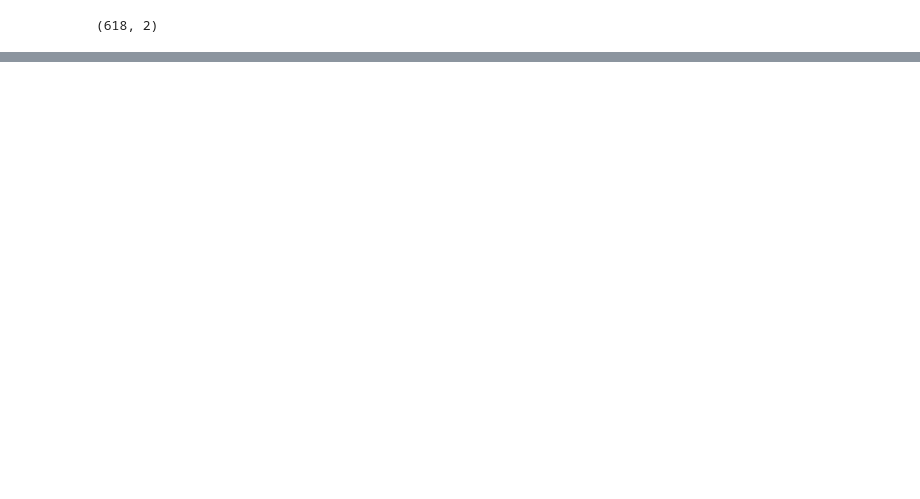
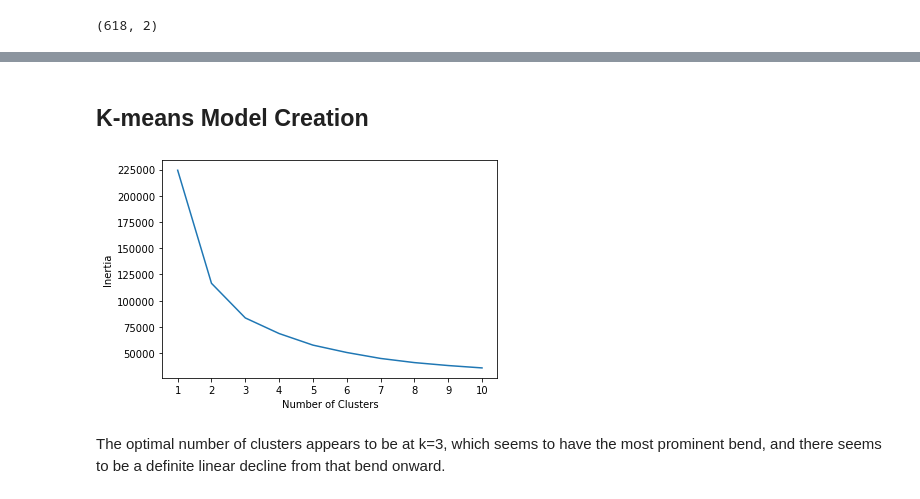
Before and after one commit to Jacob-McM/unsupervised-machine-learning, a Jupyter notebook: unsupervised learning.ipynb, the cells around one changed output, grey strips where cells are left out. Saved outputs shown, nothing was run; the diff lists cells and outputs as text; code cells hidden in the pictures; blank space fills up the shorter version.

```diff
--- a/unsupervised learning.ipynb
+++ b/unsupervised learning.ipynb
@@ -121,17 +96,0 @@ print(predictions)
-# %%
-inertia = []
-OMP_NUM_THREADS=3
-k = list(range(1,11))
-for i in k:
-    km = KMeans(n_clusters=i, random_state = 0)
-    km.fit(myopia_pcs_df)
-    inertia.append(km.inertia_)
-
-elbow_data = {"k":k, "inertia": inertia}
-df_elbow = pd.DataFrame(elbow_data)
-
-plt.plot(df_elbow['k'], df_elbow['inertia'])
-plt.xticks(range(1,11))
-plt.xlabel('Number of Clusters')
-plt.ylabel('Inertia')
-plt.show()
@@ -144,0 +104,2 @@ plt.show()
+# %% [markdown]
+## K-means Model Creation
@@ -144,0 +108,20 @@ plt.show()
+# %%
+inertia = []
+k = list(range(1,11))
+for i in k:
+    km = KMeans(n_clusters=i, random_state = 0)
+    km.fit(X_pcs)
+    inertia.append(km.inertia_)
+
+elbow_data = {"k":k, "inertia": inertia}
+df_elbow = pd.DataFrame(elbow_data)
+
+plt.plot(df_elbow['k'], df_elbow['inertia'])
+plt.xticks(range(1,11))
+plt.xlabel('Number of Clusters')
+plt.ylabel('Inertia')
+plt.show()
+# %% [output]
+[figure, added]
+# %% [markdown]
+The optimal number of clusters appears to be at k=3, which seems to have the most prominent bend, and there seems to be a definite linear decline from that bend onward.
```
Also changed, not shown: parts of 16 cells of this notebook.
